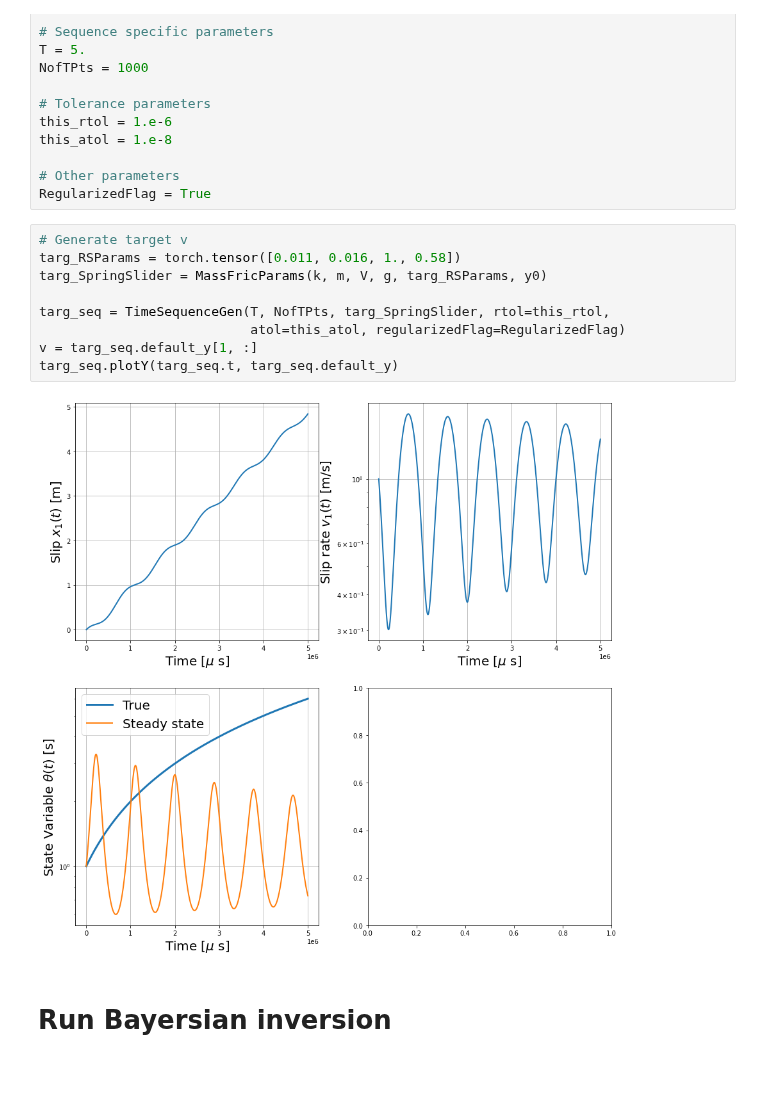
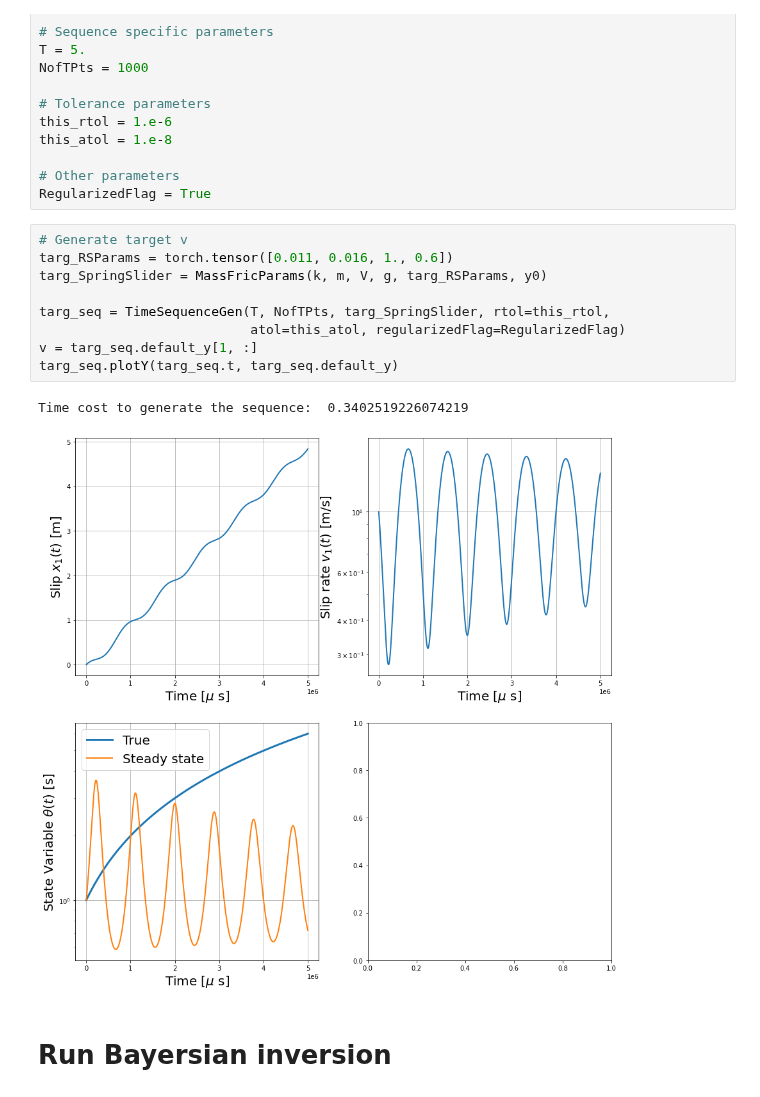
Before and after one commit to Shengduo/AdjtMethod, a Jupyter notebook: MassFricGauss0102.ipynb, the cells around one changed output. Drawn from its saved outputs; the diff is of its cells as text.

```diff
--- a/MassFricGauss0102.ipynb
+++ b/MassFricGauss0102.ipynb
@@ -771,15 +783,16 @@ this_atol = 1.e-8
 RegularizedFlag = True
 # %%
 # Generate target v
-targ_RSParams = torch.tensor([0.011, 0.016, 1., 0.58])
+targ_RSParams = torch.tensor([0.011, 0.016, 1., 0.6])
 targ_SpringSlider = MassFricParams(k, m, V, g, targ_RSParams, y0)
 
 targ_seq = TimeSequenceGen(T, NofTPts, targ_SpringSlider, rtol=this_rtol,
                            atol=this_atol, regularizedFlag=RegularizedFlag)
 v = targ_seq.default_y[1, :]
 targ_seq.plotY(targ_seq.t, targ_seq.default_y)
 # %% [output]
+Time cost to generate the sequence:  0.3402519226074219
-[figure, old version]
+[figure, new version]
 # %% [markdown]
 # Run Bayersian inversion
 # %%
```
Also changed, not shown: parts of 8 cells of this notebook.
